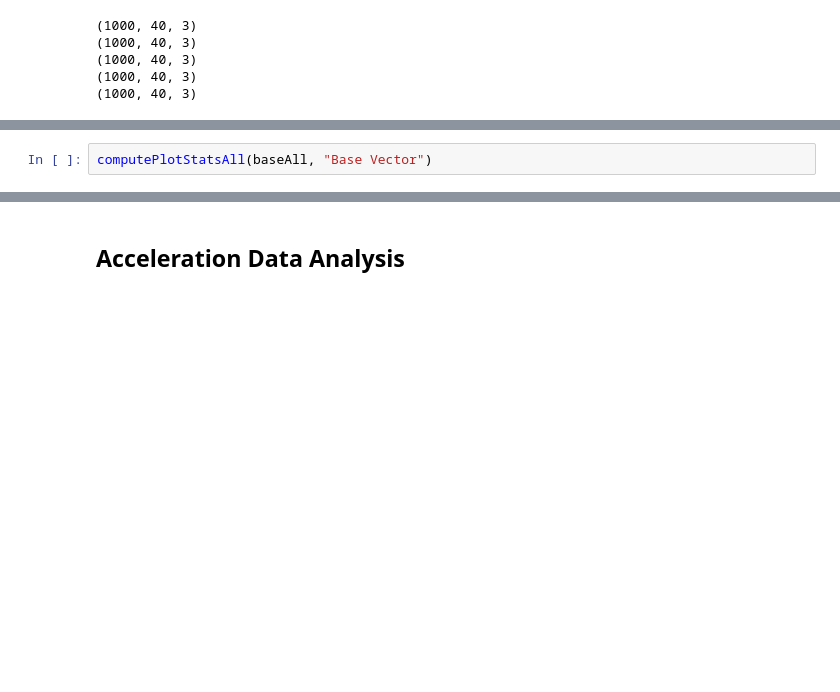
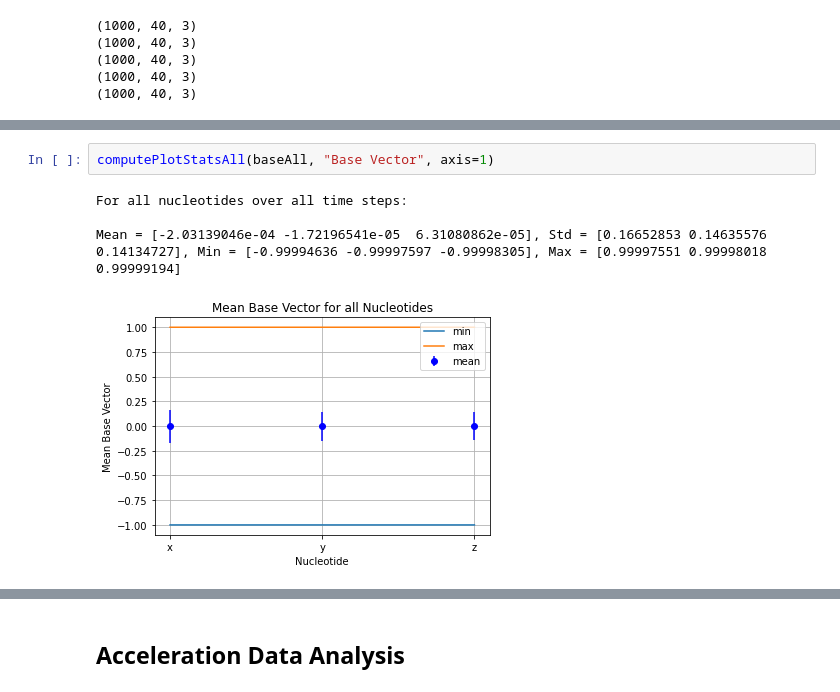
Before and after one commit to sassafras13/gnn-dna-sim, a Jupyter notebook: src/dataset-generation/dsDNA/02_stats.ipynb, the cells around one changed output, grey strips where cells are left out. Cells and saved outputs as stored; diff of their text form; blank space fills up the shorter version.

```diff
--- a/src/dataset-generation/dsDNA/02_stats.ipynb
+++ b/src/dataset-generation/dsDNA/02_stats.ipynb
@@ -366,3 +372,8 @@ computePlotStatsAll(posAll, "Position")
 # %%
-computePlotStatsAll(baseAll, "Base Vector")
+computePlotStatsAll(baseAll, "Base Vector", axis=1)
+# %% [output]
+For all nucleotides over all time steps:
+
+Mean = [-2.03139046e-04 -1.72196541e-05  6.31080862e-05], Std = [0.16652853 0.14635576 0.14134727], Min = [-0.99994636 -0.99997597 -0.99998305], Max = [0.99997551 0.99998018 0.99999194]
+[figure, added]
 # %%
```
Also changed, not shown: parts of 21 cells of this notebook, 26 other files.
